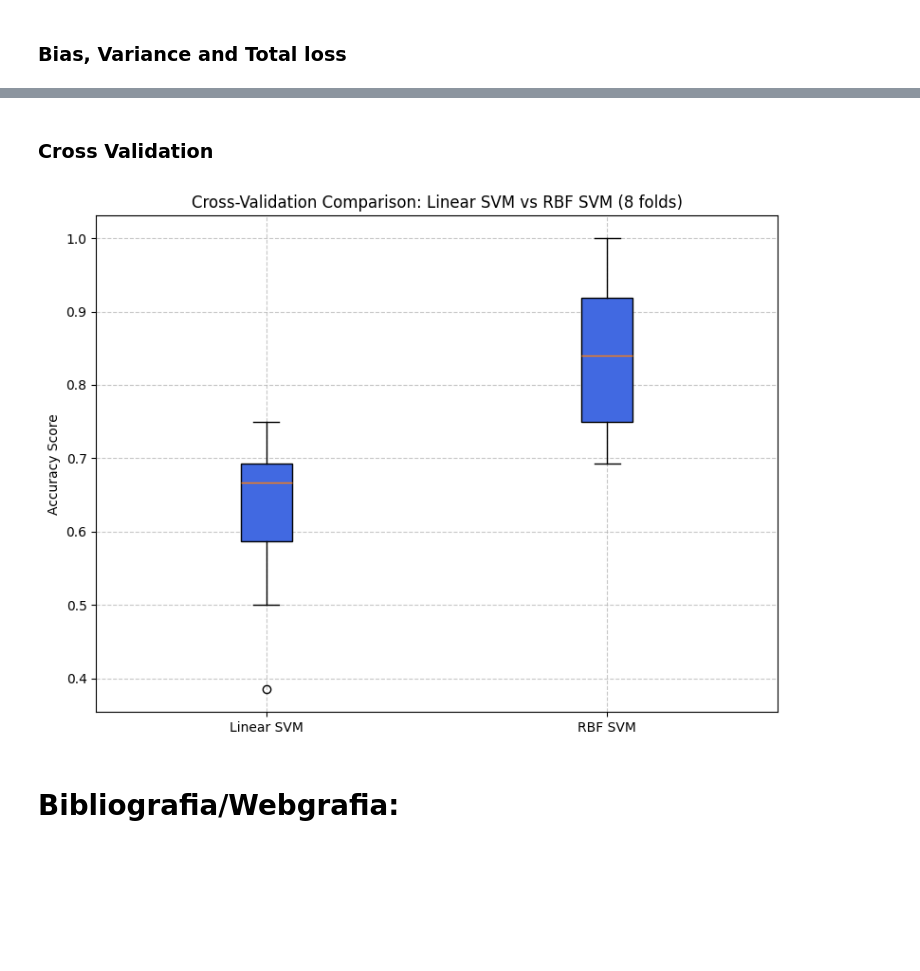
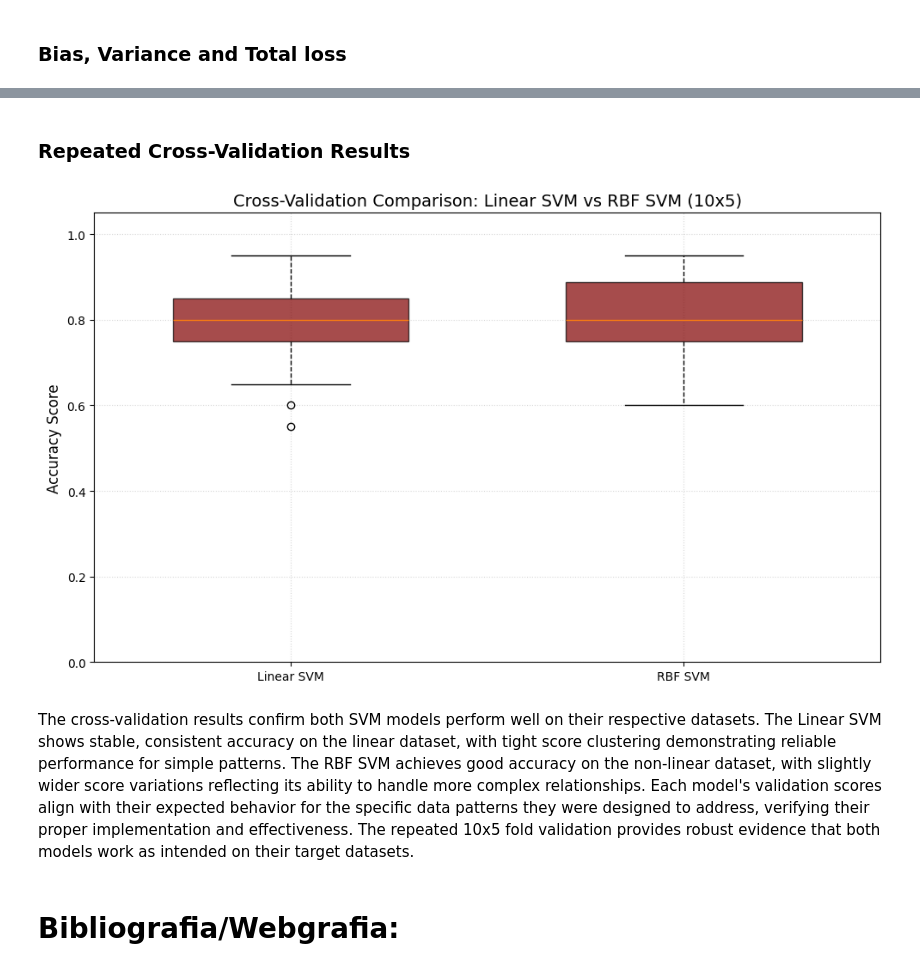
Before and after one commit to RodriCouto/ML_na_previsao_do_tempo_de_internato, a Jupyter notebook: ML_groupR.ipynb, the cells around one changed output, grey strips where cells are left out. Drawn from its saved outputs; the diff is of its cells as text; code cells hidden in the pictures; blank space fills up the shorter version.

```diff
--- a/ML_groupR.ipynb
+++ b/ML_groupR.ipynb
@@ -43,7 +43,7 @@ def generate_mixed_dataset(n_samples, n_features, n_categorical, n_ordinal, n_in
         X, y = make_classification(n_samples=n_samples, n_features=n_features,
                                   n_informative=n_features, n_redundant=0,
                                   n_classes=n_classes, weights=class_balance,
-                                  flip_y=noise, random_state=random_state)
+                                  flip_y=noise, random_state=random_state,class_sep=2)
     elif dataset_type == 'moons':
         X, y = make_moons(n_samples=n_samples, noise=noise, random_state=random_state)
         if n_features > 2:
@@ -1255,6 +1293,6 @@ Linear SVMs work best with specific types of datasets. They are ideal for linear
 # %%
 df_svm_linear = generate_mixed_dataset(n_samples=500, n_features=20, n_categorical=0, n_ordinal=0, n_integer=8,
-                                                  n_classes=2, class_balance=None, noise=0.1, dataset_type='linear')
+                                                  n_classes=2, class_balance=None, noise=0.2, dataset_type='linear')
 
 print("Best Dataset for Linear SVM:")
 print(df_svm_linear.head())
@@ -1306,7 +1344,7 @@ y_pred_2linear = model_linear.predict(X_2linear)
 The SVM RBF (Radial Basis Function) kernel is ideal for non-linear and complex datasets, as it can capture intricate patterns where classes are not linearly separable. It also handles noisy or overlapping data better than linear SVMs, creating flexible decision boundaries. However, its performance depends heavily on hyperparameter tuning, such as the gamma value. For other aspects, like handling high-dimensional data, numerical features, large datasets, imbalanced classes, and multiclass problems, it behaves similarly to linear SVMs.
 # %%
 df_svm_rbf = generate_mixed_dataset(n_samples=500, n_features=20, n_categorical=0,n_ordinal=1,n_integer=8,
-    n_classes=2,class_balance=None,noise=0.2,dataset_type='moons', random_state=42)
+    n_classes=2,class_balance=None,noise=0.4,dataset_type='moons', random_state=42)
 
 print("\nBest DataSet for SVM RBF:")
 print(df_svm_rbf.head())
@@ -1426,29 +1470,36 @@ Total Loss: 0.1589
 # %% [markdown]
-### Cross Validation
+### Repeated Cross-Validation Results
 # %%
-cv_linear = cross_val_score(model_linear, X1_test, y1_test, cv=8)
-cv_rbf = cross_val_score(model_rbf, X2_test, y2_test, cv=8)
+rkf = RepeatedKFold(n_splits=5, n_repeats=10, random_state=42)
+
+
+cv_linear = cross_val_score(model_linear, X1_test, y1_test, cv=rkf)
+cv_rbf = cross_val_score(model_rbf, X2_test, y2_test, cv=rkf)
 
 
 df_cv_scores_svm = pd.DataFrame({
-    'Fold': [f'Fold {i+1}' for i in range(8)],
     'Linear SVM': cv_linear,
     'RBF SVM': cv_rbf
 })
 
+plt.figure(figsize=(10, 6))
+box = plt.boxplot([cv_linear, cv_rbf],
+                 labels=['Linear SVM', 'RBF SVM'],
+                 patch_artist=True,
+                 widths=0.6,
+                 boxprops=dict(facecolor='maroon', alpha=0.7),
+                 whiskerprops=dict(linestyle='--'))
 
-plt.figure(figsize=(8, 6))
-plt.boxplot([cv_linear, cv_rbf],
-            labels=['Linear SVM', 'RBF SVM'],
-            patch_artist=True,
-            boxprops=dict(facecolor='royalblue'))
-plt.ylabel('Accuracy Score')
-plt.title('Cross-Validation Comparison: Linear SVM vs RBF SVM (8 folds)')
-plt.grid(True, linestyle='--', alpha=0.7)
+plt.ylabel('Accuracy Score', fontsize=12)
+plt.title('Cross-Validation Comparison: Linear SVM vs RBF SVM (10x5)', fontsize=14)
+plt.grid(True, linestyle=':', alpha=0.5)
+plt.ylim(0, 1.05)
 plt.tight_layout()
 plt.show()
 # %% [output]
-[figure, old version]
+[figure, new version]
+# %% [markdown]
+The cross-validation results confirm both SVM models perform well on their respective datasets. The Linear SVM shows stable, consistent accuracy on the linear dataset, with tight score clustering demonstrating reliable performance for simple patterns. The RBF SVM achieves good accuracy on the non-linear dataset, with slightly wider score variations reflecting its ability to handle more complex relationships. Each model's validation scores align with their expected behavior for the specific data patterns they were designed to address, verifying their proper implementation and effectiveness. The repeated 10x5 fold validation provides robust evidence that both models work as intended on their target datasets.
 # %% [markdown]
 # Bibliografia/Webgrafia:
 # %% [markdown]
```
Also changed, not shown: parts of 19 cells of this notebook.
